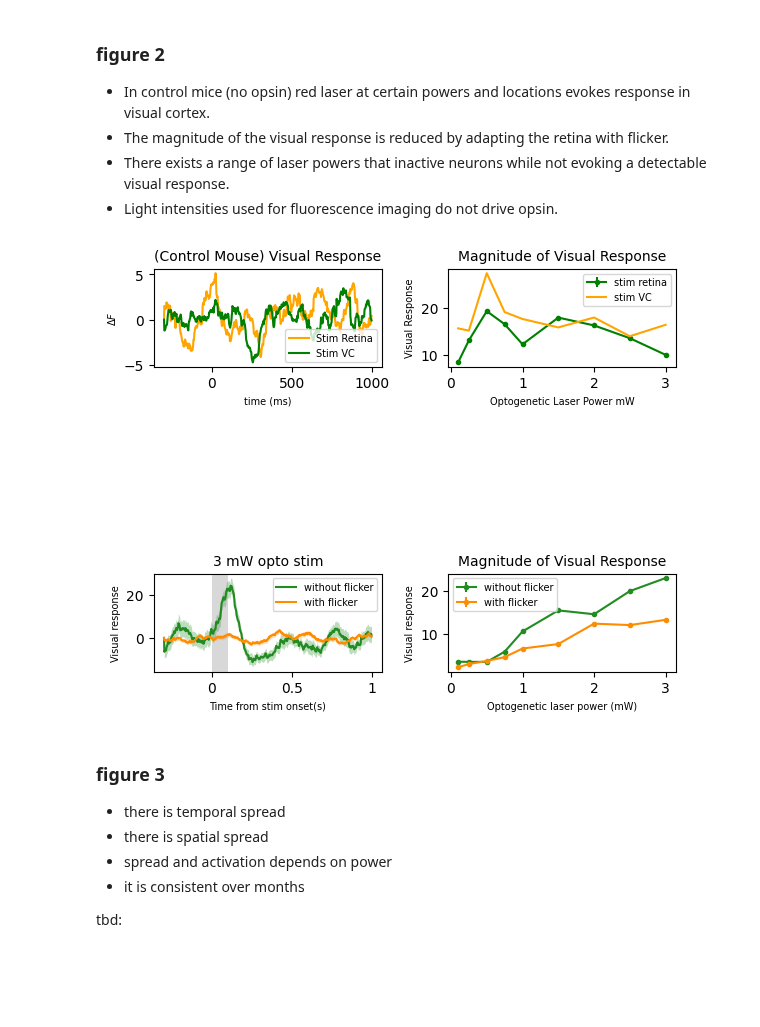
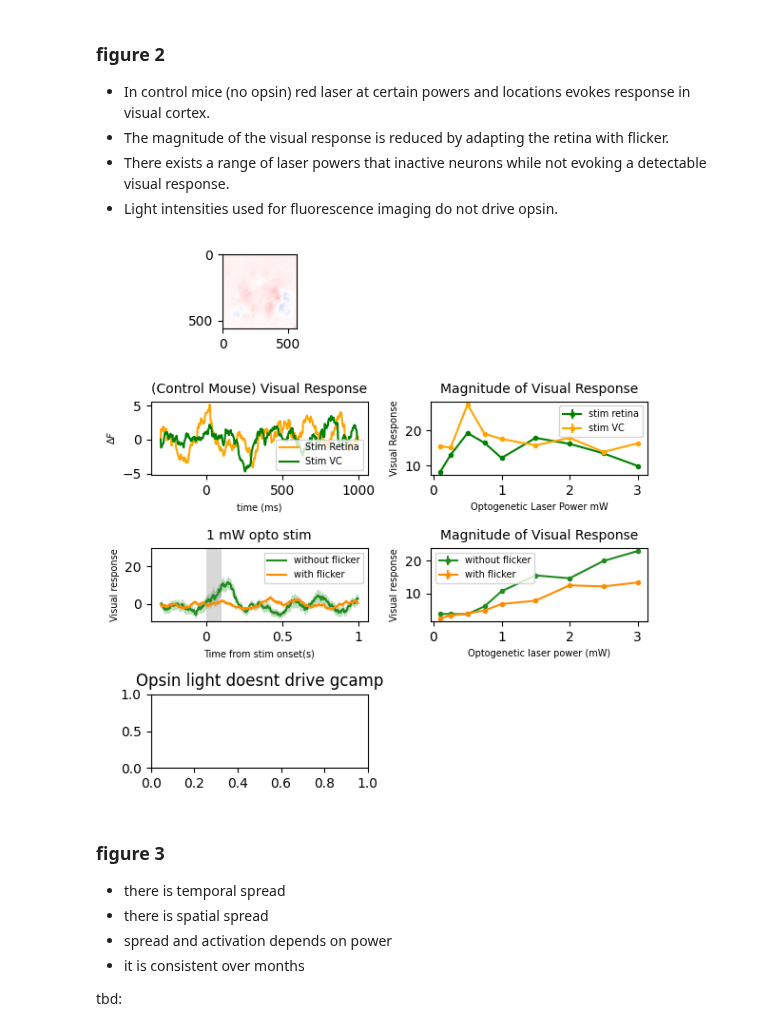
Before and after one commit to paschamatveev/wfOptoProject, a Jupyter notebook: wf + opto/copy figure-prep.ipynb, the cells around one changed output. Cells and saved outputs as stored; diff of their text form; code cells hidden in the pictures; blank space fills up the shorter version.

Commit message:
cleaning up and adding some spatial stuff

```diff
--- a/wf + opto/copy figure-prep.ipynb
+++ b/wf + opto/copy figure-prep.ipynb
@@ -184,12 +180,28 @@ IndexError: invalid index to scalar variable.
 - The magnitude of the visual response is reduced by adapting the retina with flicker.
 - There exists a range of laser powers that inactive neurons while not evoking a detectable visual response.
 - Light intensities used for fluorescence imaging do not drive opsin.
-# %%
-def controlBrain(ax):
-    '''
-    img of the brain of the brain of the control mouse. shows where stimulation happens (retina and VC)
-    '''
-    dataVis.fullAvg(start=0,stop=.5,step=100)
+# %%
+def controlBrain(ax):
+    '''
+    img of the brain of the brain of the control mouse. shows where stimulation happens (retina and VC)
+    '''
+    pows = np.argwhere(dataVis.laserPowers==1).ravel()
+    galvoY=np.argwhere(dataVis.galvoY==0)
+    theseTrs=np.intersect1d(pows,galvoY)
+    trial_time_all = [np.linspace(i+-.3, i+1, 100) for i in theseTrs]
+    trial_activity_all = dataVis.tToWf(trial_time_all)
+    trial_activity_all = np.mean(trial_activity_all, axis=0)
+
+    dwf = [np.diff(i, prepend=i[0]) for i in trial_activity_all]
+    dwf = np.array(dwf)
+
+    # avg_trial_activity = np.mean(dwf, axis=1)
+
+    spatial = dataOp.svdSpatFull.reshape(560*560, -1)
+    videoAvg = spatial @ dwf.T
+    videoAvg = videoAvg.reshape(560,560,-1)
+    videoAvg = np.mean(videoAvg, axis=2)
+    plt.imshow(videoAvg, cmap='bwr')
 # %%
 def activityStim(ax):
     '''
@@ -424,33 +436,36 @@ def adaptResp(ax):
     plt.xlabel('Optogenetic laser power (mW)',fontsize=7)
     plt.ylabel('Visual response',fontsize=7)
     plt.title('Magnitude of Visual Response',fontsize=10)
+# %%
+def opsinLight(ax):
+    plt.title('Opsin light doesnt drive gcamp')
 # %%
 # figure plotting
 
 f = plt.figure(figsize=(6,15))
 gs=mpl.gridspec.GridSpec(10,2)
 
-# # ax = plt.subplot(gs[0])
-# # controlBrain(ax)
+ax = plt.subplot(gs[0])
+controlBrain(ax)
 
 ax = plt.subplot(gs[2])
 activityStim(ax)
 
 ax = plt.subplot(gs[3])
 powActivity(ax)
 
-ax = plt.subplot(gs[6])
+ax = plt.subplot(gs[4])
 visResp(ax)
 
-ax = plt.subplot(gs[7])
+ax = plt.subplot(gs[5])
 adaptResp(ax)
 
-# ax = plt.subplot(8)
-# opsinLight(ax)
+ax = plt.subplot(gs[6])
+opsinLight(ax)
 
 f.tight_layout()
 # %% [output]
-[figure, old version]
+[figure, new version]
 # %% [markdown]
 ### figure 3
 
```
Also changed, not shown: parts of 16 cells of this notebook.
